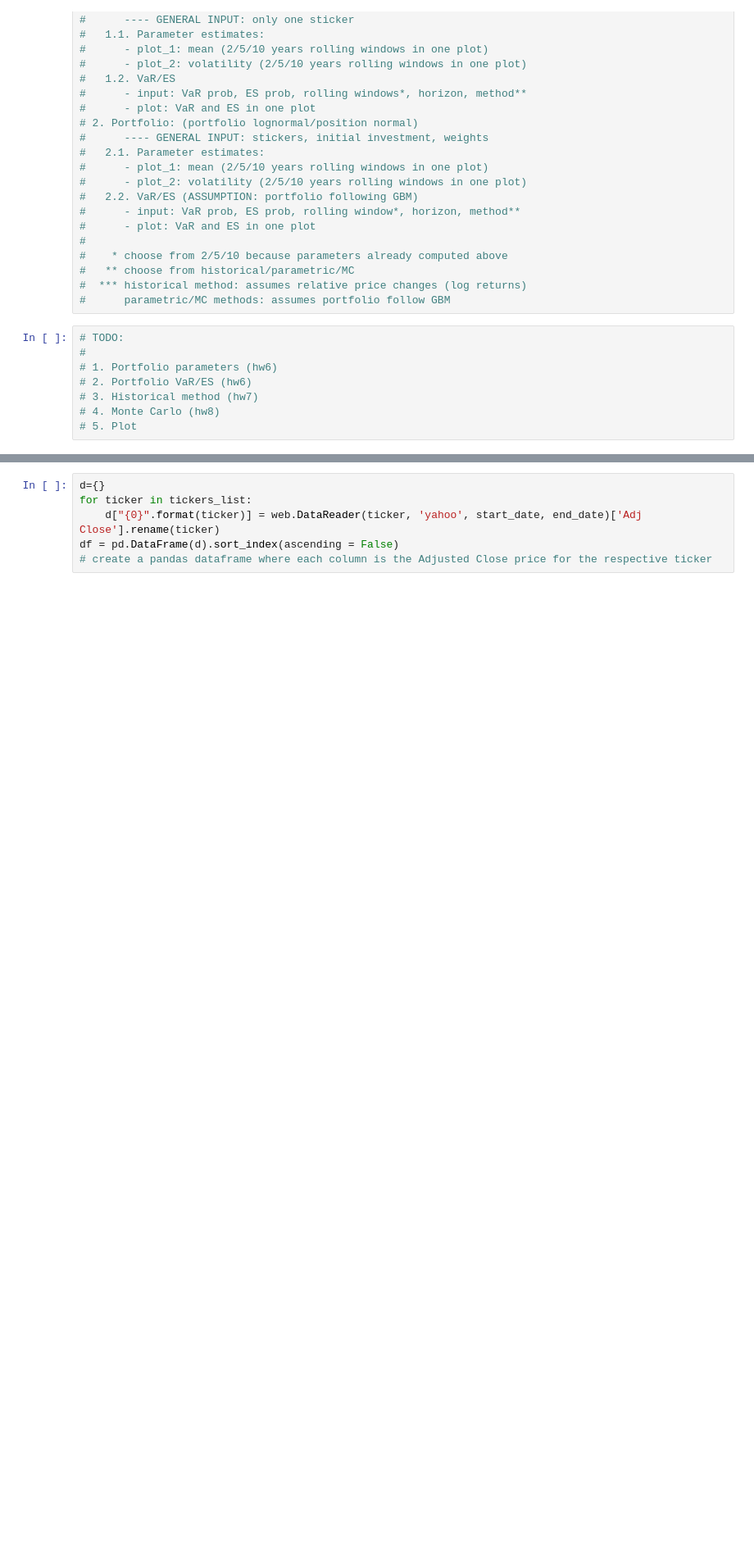
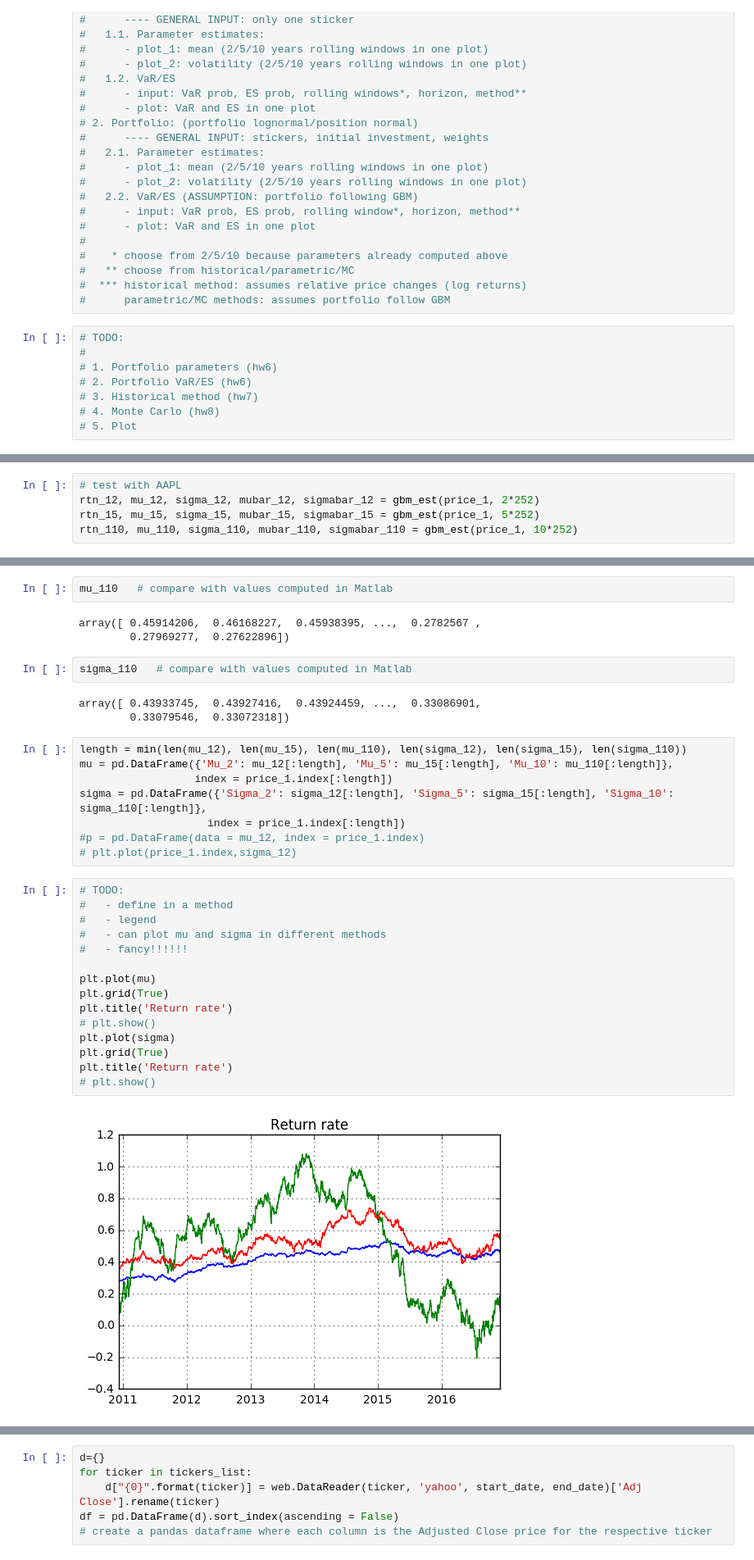
Before and after one commit to Hengyi-Zhu/risk-mgmt-eevee, a Jupyter notebook: Development.ipynb, the cells around one changed output, grey strips where cells are left out. Shown: that part at 82% size. Cells and saved outputs as stored; diff of their text form; blank space fills up the shorter version.

Commit message:
Separate questions, add plot functions

```diff
--- a/Development.ipynb
+++ b/Development.ipynb
@@ -43,0 +80,5 @@ from __future__ import division
+# %%
+# test with AAPL
+rtn_12, mu_12, sigma_12, mubar_12, sigmabar_12 = gbm_est(price_1, 2*252)
+rtn_15, mu_15, sigma_15, mubar_15, sigmabar_15 = gbm_est(price_1, 5*252)
+rtn_110, mu_110, sigma_110, mubar_110, sigmabar_110 = gbm_est(price_1, 10*252)
@@ -43,0 +110,35 @@ from __future__ import division
+# %%
+mu_110   # compare with values computed in Matlab
+# %% [output]
+array([ 0.45914206,  0.46168227,  0.45938395, ...,  0.2782567 ,
+        0.27969277,  0.27622896])
+# %%
+sigma_110   # compare with values computed in Matlab
+# %% [output]
+array([ 0.43933745,  0.43927416,  0.43924459, ...,  0.33086901,
+        0.33079546,  0.33072318])
+# %%
+length = min(len(mu_12), len(mu_15), len(mu_110), len(sigma_12), len(sigma_15), len(sigma_110))
+mu = pd.DataFrame({'Mu_2': mu_12[:length], 'Mu_5': mu_15[:length], 'Mu_10': mu_110[:length]},
+                  index = price_1.index[:length])
+sigma = pd.DataFrame({'Sigma_2': sigma_12[:length], 'Sigma_5': sigma_15[:length], 'Sigma_10': sigma_110[:length]},
+                    index = price_1.index[:length])
+#p = pd.DataFrame(data = mu_12, index = price_1.index)
+# plt.plot(price_1.index,sigma_12)
+# %%
+# TODO:
+#   - define in a method
+#   - legend
+#   - can plot mu and sigma in different methods
+#   - fancy!!!!!!
+
+plt.plot(mu)
+plt.grid(True)
+plt.title('Return rate')
+# plt.show()
+plt.plot(sigma)
+plt.grid(True)
+plt.title('Return rate')
+# plt.show()
+# %% [output]
+[figure, added]
```
Also changed, not shown: parts of 34 cells of this notebook.
